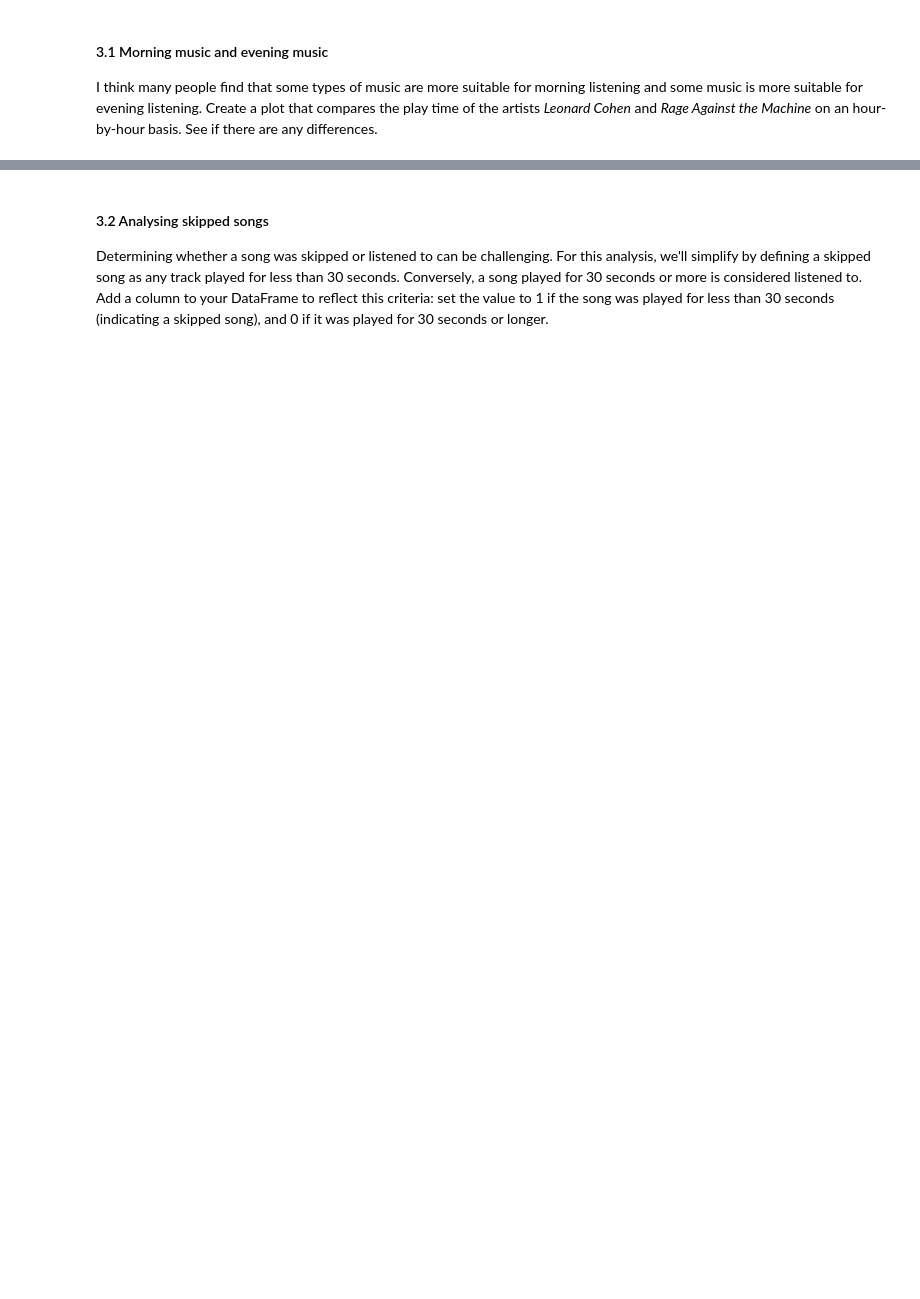
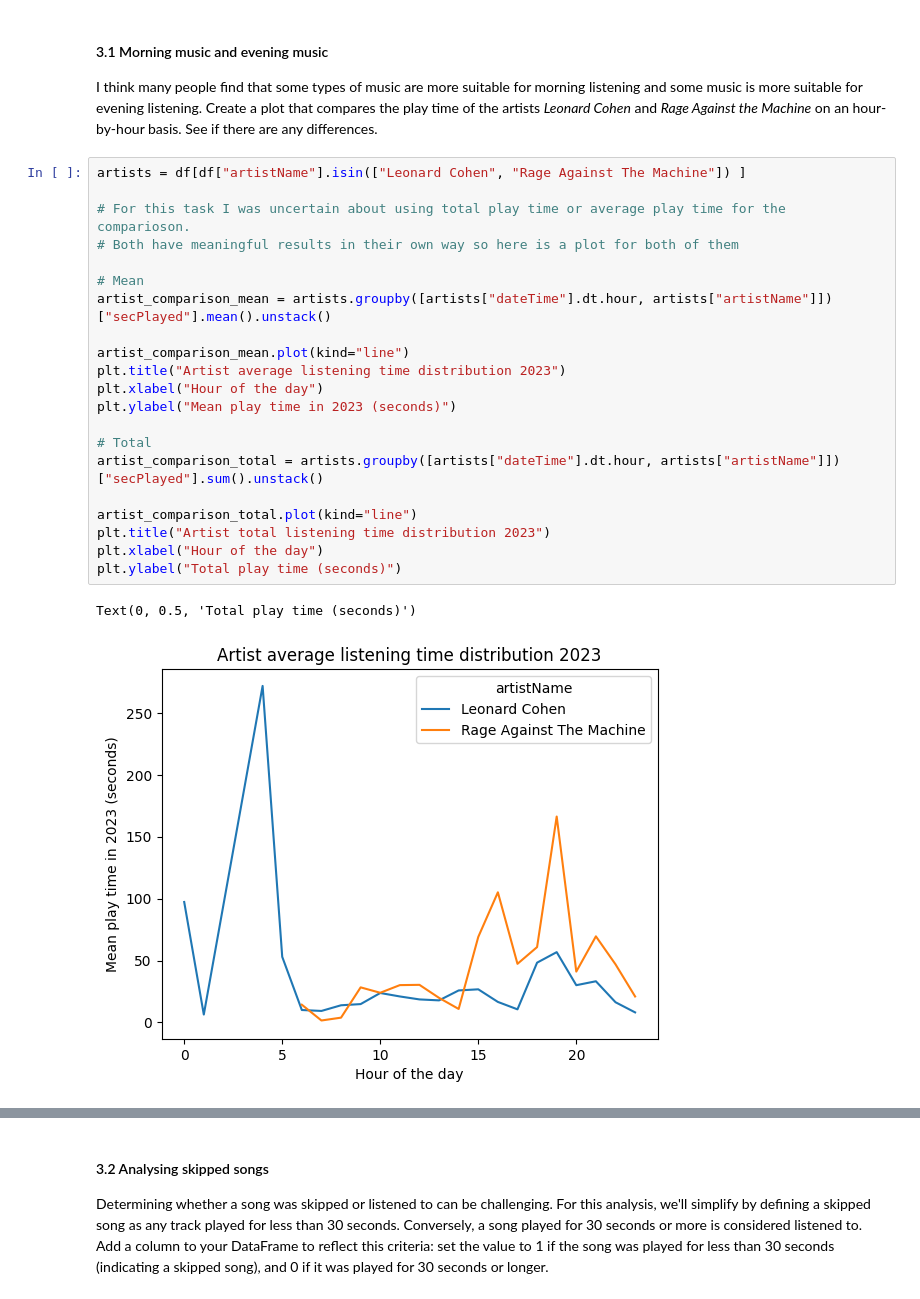
Before and after one commit to JohannesStandal/DAT200, a Jupyter notebook: CA1/CA1_spotify.ipynb, the cells around one changed output, grey strips where cells are left out. Cells and saved outputs as stored; diff of their text form; blank space fills up the shorter version.

```diff
--- a/CA1/CA1_spotify.ipynb
+++ b/CA1/CA1_spotify.ipynb
@@ -286,3 +309,27 @@ Generate a plot that displays the average amount of time that music is played fo
 # %% [markdown]
 #### 3.1 Morning music and evening music
 I think many people find that some types of music are more suitable for morning listening and some music is more suitable for evening listening. Create a plot that compares the play time of the artists *Leonard Cohen* and *Rage Against the Machine* on an hour-by-hour basis. See if there are any differences.
+# %%
+artists = df[df["artistName"].isin(["Leonard Cohen", "Rage Against The Machine"]) ]
+
+# For this task I was uncertain about using total play time or average play time for the comparioson.
+# Both have meaningful results in their own way so here is a plot for both of them
+
+# Mean
+artist_comparison_mean = artists.groupby([artists["dateTime"].dt.hour, artists["artistName"]])["secPlayed"].mean().unstack()
+
+artist_comparison_mean.plot(kind="line")
+plt.title("Artist average listening time distribution 2023")
+plt.xlabel("Hour of the day")
+plt.ylabel("Mean play time in 2023 (seconds)")
+
+# Total
+artist_comparison_total = artists.groupby([artists["dateTime"].dt.hour, artists["artistName"]])["secPlayed"].sum().unstack()
+
+artist_comparison_total.plot(kind="line")
+plt.title("Artist total listening time distribution 2023")
+plt.xlabel("Hour of the day")
+plt.ylabel("Total play time (seconds)")
+# %% [output]
+Text(0, 0.5, 'Total play time (seconds)')
+[figure, added]
```
Also changed, not shown: parts of 12 cells of this notebook.
